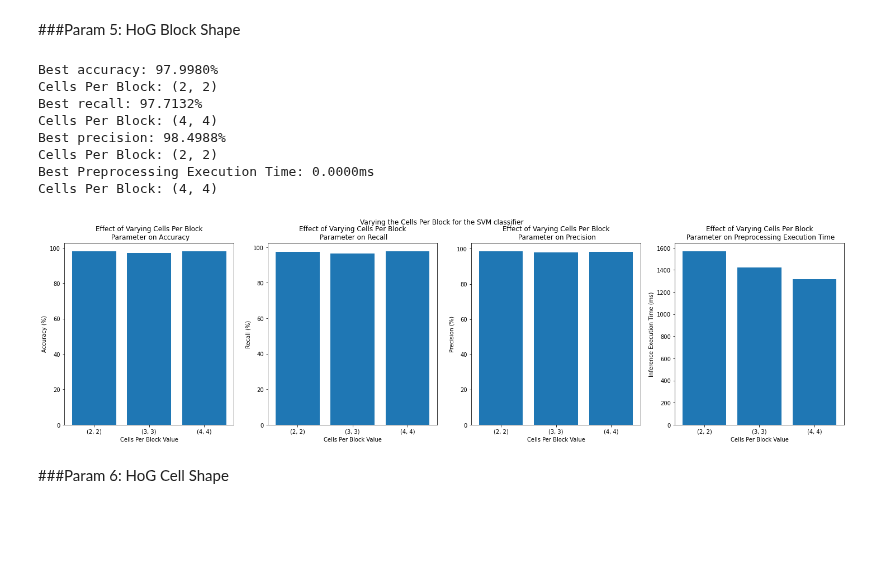
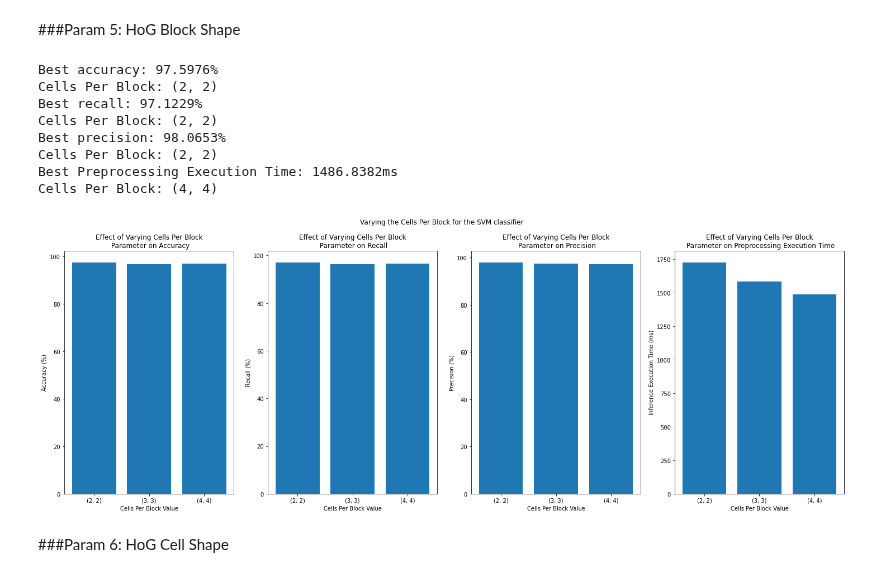
Before and after one commit to chrismartel/ECSE415-Project-G7, a Jupyter notebook: classification/classification.ipynb, the cells around one changed output. Drawn from its saved outputs; the diff is of its cells as text; code cells hidden in the pictures; blank space fills up the shorter version.

```diff
--- a/classification/classification.ipynb
+++ b/classification/classification.ipynb
@@ -1947,6 +1949,8 @@ criterion = 'entropy'
 max_depth = None
 min_samples_split = 2
 
+compute_spatial_features = False
+
 param_range = [(2,2),(3,3),(4,4)]
 
 recalls, accuracies, precisions, preprocessing_exec_times = np.zeros(len(param_range)), np.zeros(len(param_range)), np.zeros(len(param_range)), np.zeros(len(param_range))
@@ -1959,7 +1963,7 @@ for i, cells_per_block in enumerate(param_range):
 
   # Preprocess
   # features, labels, preprocessing_exec_time = preprocess_sequences(sequences, input_shape, orientations, pixels_per_cell, cells_per_block, compute_spatial_features=compute_spatial_featurespreprocessing_time=True)
-  features, preprocessing_exec_time = preprocess_images_v2(imgs, orientations=orientations, pixels_per_cell=pixels_per_cell, cells_per_block=cells_per_block, compute_spatial_features=compute_spatial_featurespreprocessing_time=True)
+  features, preprocessing_exec_time = preprocess_images_v2(imgs, orientations=orientations, pixels_per_cell=pixels_per_cell, cells_per_block=cells_per_block, compute_spatial_features=compute_spatial_features, preprocessing_time=True)
 
   # CV
   # acc, rec, prec, inference_exec_time = cross_validation(features, labels, classifier_type=classifier_type, C=C, bagging=bagging, n_estimators=n_estimators, n_estimators_random_forest=n_estimators_random_forest, criterion=criterion,max_depth=max_depth, min_samples_split=min_samples_split)
@@ -1991,41 +1995,41 @@ fig.suptitle('Varying the {param_name} for the SVM classifier'.format(param_name
 axes[0].bar(param_range_str,accuracies)
 axes[0].set_title("Effect of Varying {param_name}\n Parameter on Accuracy".format(param_name=param_name))
 axes[0].set_xlabel("{param_name} Value".format(param_name=param_name))
 axes[0].set_ylabel("Accuracy (%)")
 print("Best accuracy: {acc:.4f}%\n{param_name}: {param}".format(acc=np.max(accuracies), param=param_range_str[np.argmax(accuracies)], param_name=param_name))
 
 # Plot Recall
 axes[1].bar(param_range_str,recalls)
 axes[1].set_title("Effect of Varying {param_name}\n Parameter on Recall".format(param_name=param_name))
 axes[1].set_xlabel("{param_name} Value".format(param_name=param_name))
 axes[1].set_ylabel("Recall (%)")
 print("Best recall: {rec:.4f}%\n{param_name}: {param}".format(rec=np.max(recalls), param=param_range_str[np.argmax(recalls)],param_name=param_name))
 
 # Plot Precision
 axes[2].bar(param_range_str,precisions)
 axes[2].set_title("Effect of Varying {param_name}\n Parameter on Precision".format(param_name=param_name))
 axes[2].set_xlabel("{param_name} Value".format(param_name=param_name))
 axes[2].set_ylabel("Precision (%)")
 print("Best precision: {prec:.4f}%\n{param_name}: {param}".format(prec=np.max(precisions), param=param_range_str[np.argmax(precisions)], param_name=param_name))
 
 # Plot Inference Execution Time
 axes[3].bar(param_range_str,1000*preprocessing_exec_times)
 axes[3].set_title("Effect of Varying {param_name}\n Parameter on Preprocessing Execution Time".format(param_name=param_name))
 axes[3].set_xlabel("{param_name} Value".format(param_name=param_name))
 axes[3].set_ylabel("Inference Execution Time (ms)")
-print("Best Preprocessing Execution Time: {exec:.4f}ms\n{param_name}: {param}".format(exec=1000*np.min(exec_times), param=param_range_str[np.argmin(preprocessing_exec_times)], param_name=param_name))
+print("Best Preprocessing Execution Time: {exec:.4f}ms\n{param_name}: {param}".format(exec=1000*np.min(preprocessing_exec_times), param=param_range_str[np.argmin(preprocessing_exec_times)], param_name=param_name))
 
 plt.show()
 # %% [output]
-Best accuracy: 97.9980%
+Best accuracy: 97.5976%
 Cells Per Block: (2, 2)
-Best recall: 97.7132%
+Best recall: 97.1229%
+Cells Per Block: (2, 2)
+Best precision: 98.0653%
+Cells Per Block: (2, 2)
+Best Preprocessing Execution Time: 1486.8382ms
 Cells Per Block: (4, 4)
-Best precision: 98.4988%
-Cells Per Block: (2, 2)
-Best Preprocessing Execution Time: 0.0000ms
-Cells Per Block: (4, 4)
-[figure, old version]
+[figure, new version]
 # %% [markdown]
 ###Param 6: HoG Cell Shape
 # %%
```
Also changed, not shown: parts of 11 cells of this notebook.
